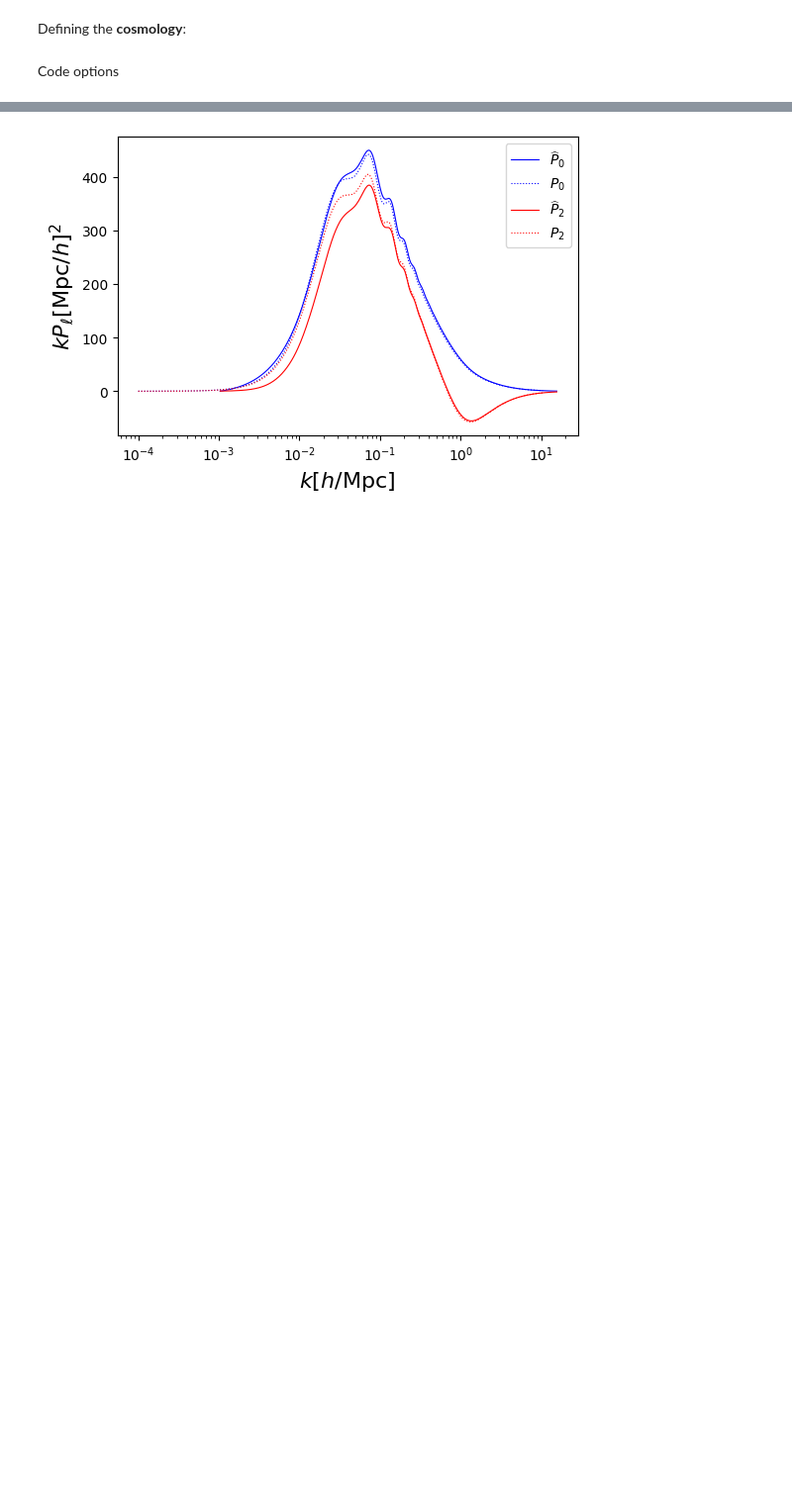
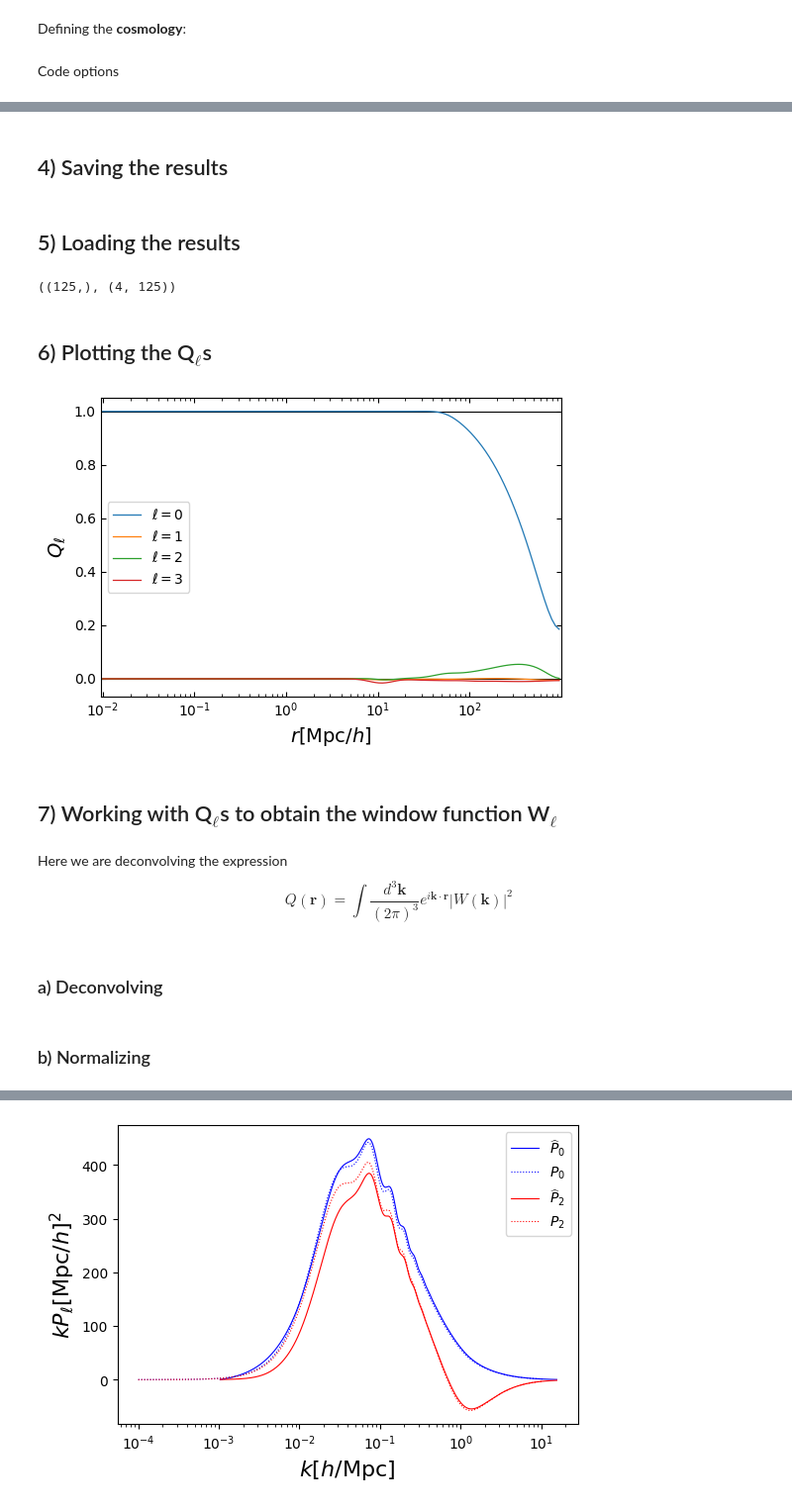
Before and after one commit to MTPK-USP/MTPK, a Jupyter notebook: cookbook-window_function_estimate.ipynb, the cells around one changed output, grey strips where cells are left out. Shown at 99% size. Saved outputs shown, nothing was run; the diff lists cells and outputs as text; code cells hidden in the pictures; blank space fills up the shorter version.

Commit message:
Organizing the cookbook for Qls computation

```diff
--- a/cookbook-window_function_estimate.ipynb
+++ b/cookbook-window_function_estimate.ipynb
@@ -205,5 +29,0 @@ if(all_multipoles==True):
-# %%
-plt.figure(dpi = 100)
-for i in range(4):
-    plt.plot(r_interp, Q_interp[i], label = f'$\ell = {i}$')
-plt.legend()
@@ -259,0 +30,11 @@ W6_W1 = W6_temp/np.max(W6_temp)
+# %%
+ell_max = 6 #Maximum order to compute the multipoles
+all_multipoles = False # True if odd multipoles needed
+zmin = 4.0 #Minimum redshift
+zmax = 7.8 #Maximum redshift
+P_eff = (1.5**2)*2e3 #Value of the power spectrum at a chosen scale
+n_bar_r = f"RSD/radial_number_density-L5000.dat" #Name of the file containing the radial number density of objects in the survey
+file_rand = f'RSD/random_radecz-L5000.dat' #Path of the random catalog => shape (N, 3)
+rmin     = np.asarray([6e-2, 1e-1, 3e-1, 8e-1, 5e1]) #Minimum values of the different bins over which estimate Ql
+rmax     = np.asarray([1e-1, 3e-1, 8e-1, 5e1, 1e3]) #Maximum values of the different bins over which estimate Ql
+fraction = np.asarray([1, 0.2, 0.1, 0.01, 0.001]) #Fraction of the random catalog to use for each bin computation
@@ -259,0 +130,2 @@ W6_W1 = W6_temp/np.max(W6_temp)
+# %% [markdown]
+## 4) Saving the results
@@ -259,0 +135,44 @@ W6_W1 = W6_temp/np.max(W6_temp)
+# %% [markdown]
+## 5) Loading the results
+# %%
+r_interp = np.loadtxt(f"Q_ell/r_centers-L5000.dat")
+Q_interp = np.loadtxt(f"Q_ell/Q_ell-L5000.dat")
+r_interp.shape, Q_interp.shape
+# %% [output]
+((125,), (4, 125))
+# %% [markdown]
+## 6) Plotting the Q$_{\ell}$s
+# %%
+fig, ax = plt.subplots(dpi = 100)
+
+ax.set_xscale('log')
+ax.set_yscale('linear')
+
+ax.set_xlabel('$r[$Mpc$/h]$', fontsize = 14)
+ax.set_ylabel('$Q_{\ell}$', fontsize = 14)
+
+for i in range(4):
+    ax.plot(r_interp, Q_interp[i], label = f'$\ell = {i}$', linewidth = 0.9)
+
+ax.set_xlim(r_interp[0]*0.95, r_interp[-1]*1.05)
+
+ax.hlines(0, 0.001, 10**3, linewidth = 0.8, color = 'k')
+ax.hlines(1, 0.001, 10**3, linewidth = 0.8, color = 'k')
+
+ax.tick_params(axis = 'both', which = 'both', direction = 'in',
+               right = True, top = True)
+
+ax.legend()
+
+plt.savefig(f'Q_ell/L05000-Q_ell.pdf', bbox_inches='tight')
+# %% [output]
+[figure, added]
+# %% [markdown]
+## 7) Working with Q$_{\ell}$s to obtain the window function W$_{\ell}$
+# %% [markdown]
+Here we are deconvolving the expression
+\begin{equation}
+ Q ( \mathbf{r} ) = \int \frac{d^3 \mathbf{k}}{(2 \pi)^3} e^{i \mathbf{k \cdot r}} |W (\mathbf{k})|^2
+\end{equation}
+# %% [markdown]
+### a) Deconvolving
@@ -259,0 +184,2 @@ W6_W1 = W6_temp/np.max(W6_temp)
+# %% [markdown]
+### b) Normalizing
```
Also changed, not shown: parts of 76 cells of this notebook, 7 other files.
